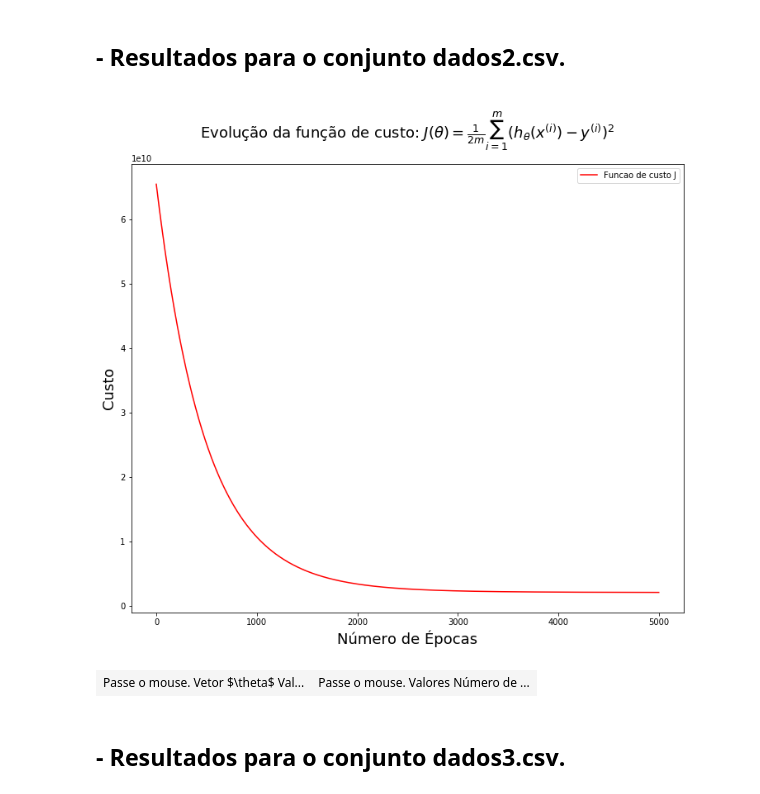
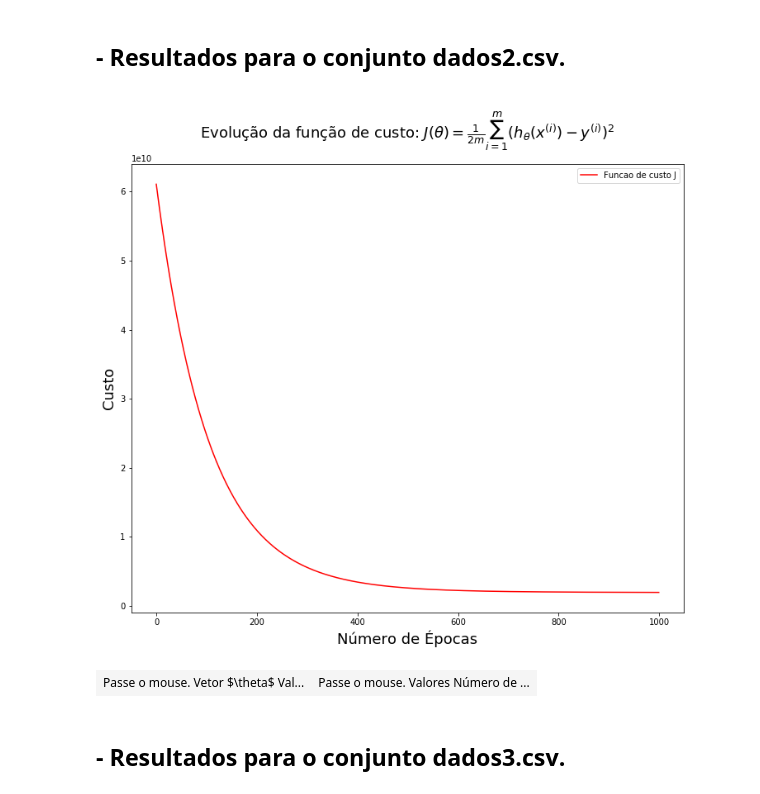
Before and after one commit to LabCidades/GitHub-Tutorial, a Jupyter notebook: Exercicios_Regressao_Linear_solucao.ipynb, the cells around one changed output. Saved outputs shown, nothing was run; the diff lists cells and outputs as text; code cells hidden in the pictures.

```diff
--- a/Exercicios_Regressao_Linear_solucao.ipynb
+++ b/Exercicios_Regressao_Linear_solucao.ipynb
@@ -234,45 +241,12 @@ multi_table([tablethetas, tableparams])
 # %% [markdown]
 ## - Resultados para o conjunto **dados2.csv**.
-# %%
-""" Normalizando os dados via zscores """
-# observação: não normalizar o bias
-Xdados2, mean_, std_ = zscores(Xdados2, bias=True)
-
-""" Escolhendo parâmetros """
-alpha = 0.001
-numEpocas = 5000
-(thetas, J_historico) = gradienteDescendente(Xdados2, Ydados2, mdados2, numEpocas, alpha)
-MSE2 = J_historico[-1]
-
-""" Valor de custo acumulado """
-plt.figure(figsize=(12,10))
-plt.plot(range(numEpocas), J_historico, color='red', label='Funcao de custo J')
-plt.xlabel(r'Número de Épocas', fontsize=18)
-plt.ylabel(r'Custo', fontsize=18)
-plt.title(r'Evolução da função de custo: $J(\theta)=\frac{1}{2m}\sum_{i=1}^m(h_\theta(x^{(i)}) - y^{(i)})^2$'+'\n',
-          fontsize=18)
-plt.legend()
-HTML(plt.show())
-
-""" Tabelas """
-identifiers = range(np.size(thetas))
-tablethetas = pd.DataFrame({r'Vetor $\theta$': np.char.mod(r'$\theta_{%d}$', identifiers),
-                            'Valor do parâmetro':thetas})
-
-tablethetas = tablethetas[[r'Vetor $\theta$', 'Valor do parâmetro']]
-tablethetas = (tablethetas.style.set_table_styles(styles).set_caption("Passe o mouse."))
-
-tableparams = pd.DataFrame({'Valores':[numEpocas,
-                                       alpha,
-                                      str(MSE2)]},
-                           index=['Número de épocas',
-                                  'Taxa de aprendizagem',
-                                 'MSE:'])
-
-tableparams = (tableparams.style.set_table_styles(styles).set_caption("Passe o mouse."))
-multi_table([tablethetas, tableparams])
-# %% [output]
-[figure, removed]
-| Passe o mouse. Vetor $\theta$ Val... | Passe o mouse. Valores Número de ... |
+# %%
+alpha = 0.005
+numEpocas = 1000
+
+train(Xdados2, Ydados2, numEpocas, alpha)
+# %% [output]
+[figure, added]
+| Passe o mouse. Vetor $\theta$ Val... | Passe o mouse. Valores Número de ... |
 # %% [markdown]
 ## - Resultados para o conjunto **dados3.csv**.
```
Also changed, not shown: parts of 7 cells of this notebook, 2 other files.
